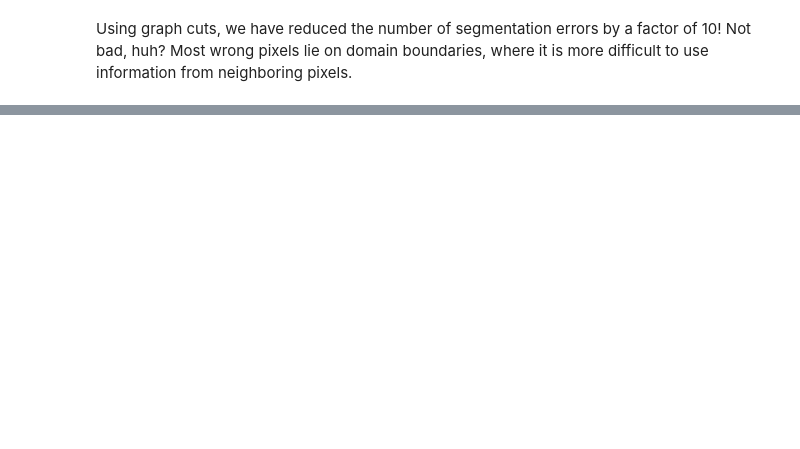
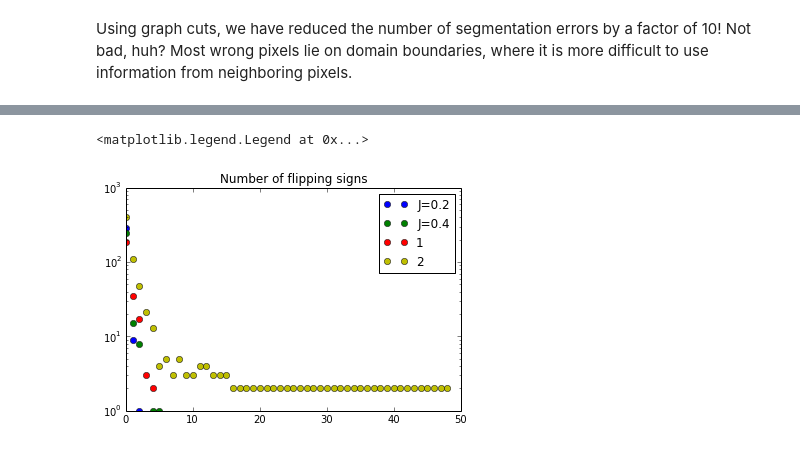
Before and after one commit to emmanuelle/image-processing-tutorials, a Jupyter notebook: binary_segmentation.ipynb, the cells around one changed output, grey strips where cells are left out. Drawn from its saved outputs; the diff is of its cells as text; code cells hidden in the pictures; blank space fills up the shorter version.

```diff
--- a/binary_segmentation.ipynb
+++ b/binary_segmentation.ipynb
@@ -106,0 +298,15 @@ Graph cuts is an awesome algorithm, that is both flexible, accurate and fast, wi
+# %%
+result_bp, flip_number_p2 = BP_mrf_testflip(noisy_im, 0.2, n_step=50)
+result_bp, flip_number_p4 = BP_mrf_testflip(noisy_im, 0.4, n_step=50)
+result_bp, flip_number_1 = BP_mrf_testflip(noisy_im, 1, n_step=50)
+result_bp, flip_number_2 = BP_mrf_testflip(noisy_im, 2, n_step=50)
+# %%
+plt.semilogy(flip_number_p2, 'ob', label='J=0.2')
+plt.semilogy(flip_number_p4, 'og', label='J=0.4')
+plt.semilogy(flip_number_1, 'or', label='1')
+plt.semilogy(flip_number_2, 'oy', label='2')
+plt.title('Number of flipping signs')
+plt.legend()
+# %% [output]
+<matplotlib.legend.Legend at 0x...>
+[figure, added]
```
Also changed, not shown: parts of 29 cells of this notebook, 2 other files.
